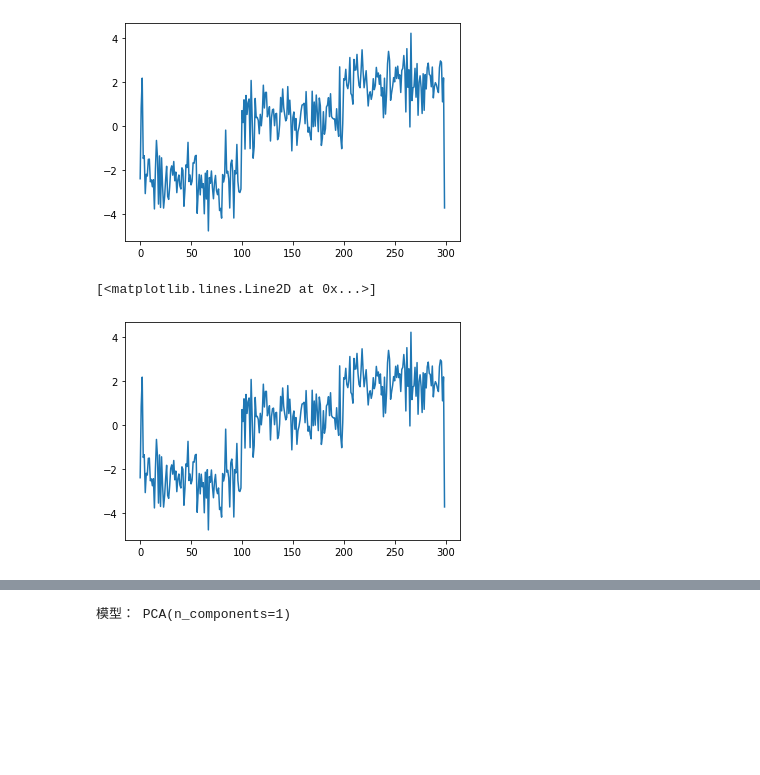
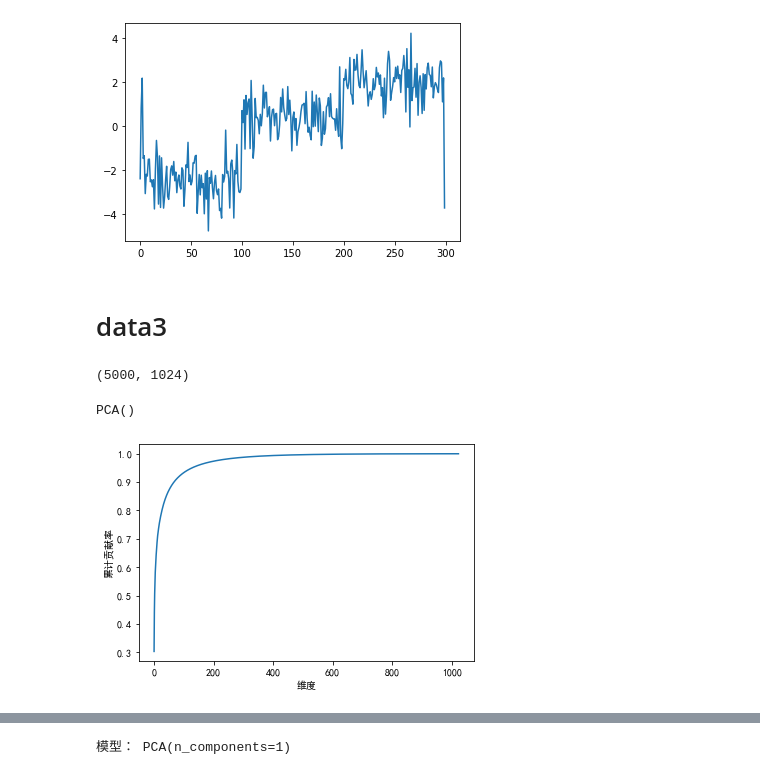
Before and after one commit to OliverZ11x/MachineLearning_HW_CQUT, a Jupyter notebook: HW5 dimension reduction/dimension_reduction.ipynb, the cells around one changed output, grey strips where cells are left out. Drawn from its saved outputs; the diff is of its cells as text; code cells hidden in the pictures; blank space fills up the shorter version.

```diff
--- a/HW5 dimension reduction/dimension_reduction.ipynb
+++ b/HW5 dimension reduction/dimension_reduction.ipynb
@@ -151,8 +56,29 @@ plt.show()
 # %% [output]
 [figure]
 [figure]
-# %%
-plt.plot(pca_data2)
-# %% [output]
-[<matplotlib.lines.Line2D at 0x...>]
-[figure, removed]
+# %% [markdown]
+# data3
+# %%
+# 使用sklean实现
+from sklearn.decomposition import PCA
+data3.shape
+# %% [output]
+(5000, 1024)
+# %%
+pca = PCA()
+pca.fit(data3)
+# %% [output]
+PCA()
+# %%
+sum = 0
+list=[]
+for i in pca.explained_variance_ratio_:
+    sum = sum + i
+    list.append(sum)
+plt.plot(list)
+plt.rcParams['font.family'] = 'SimHei'
+plt.xlabel('维度')
+plt.ylabel('累计贡献率')
+plt.show()
+# %% [output]
+[figure, added]
```
Also changed, not shown: parts of 10 cells of this notebook, 3 other files.
